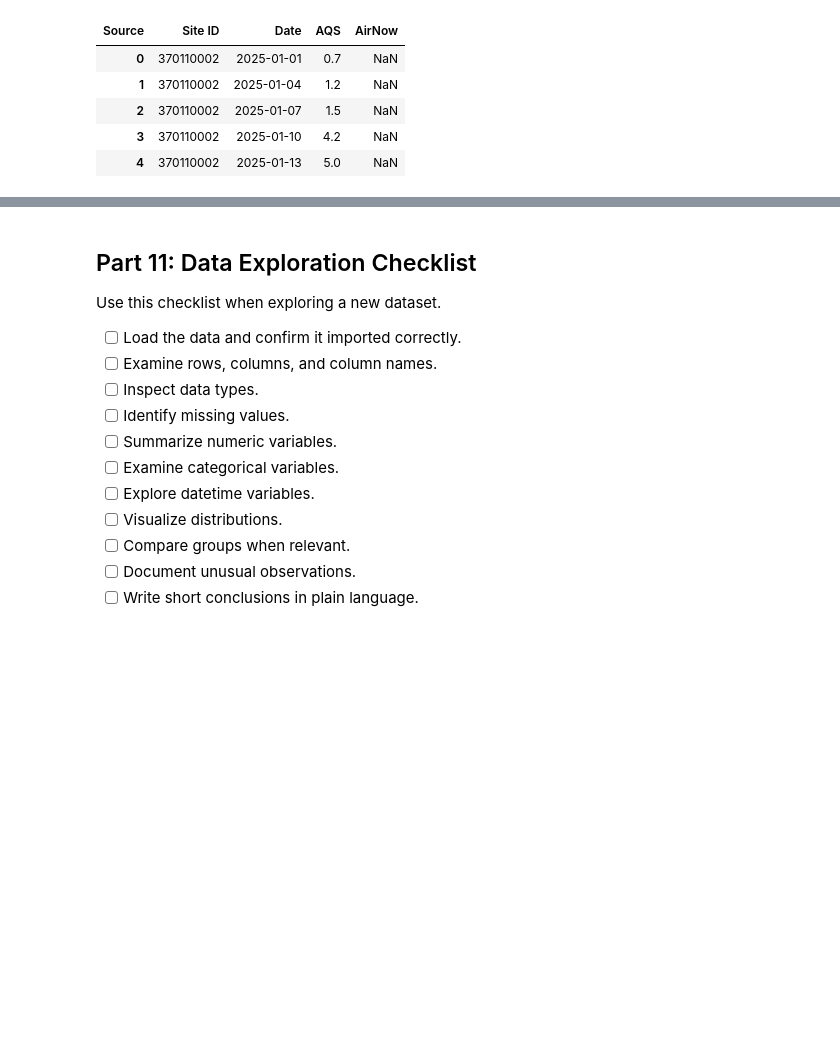
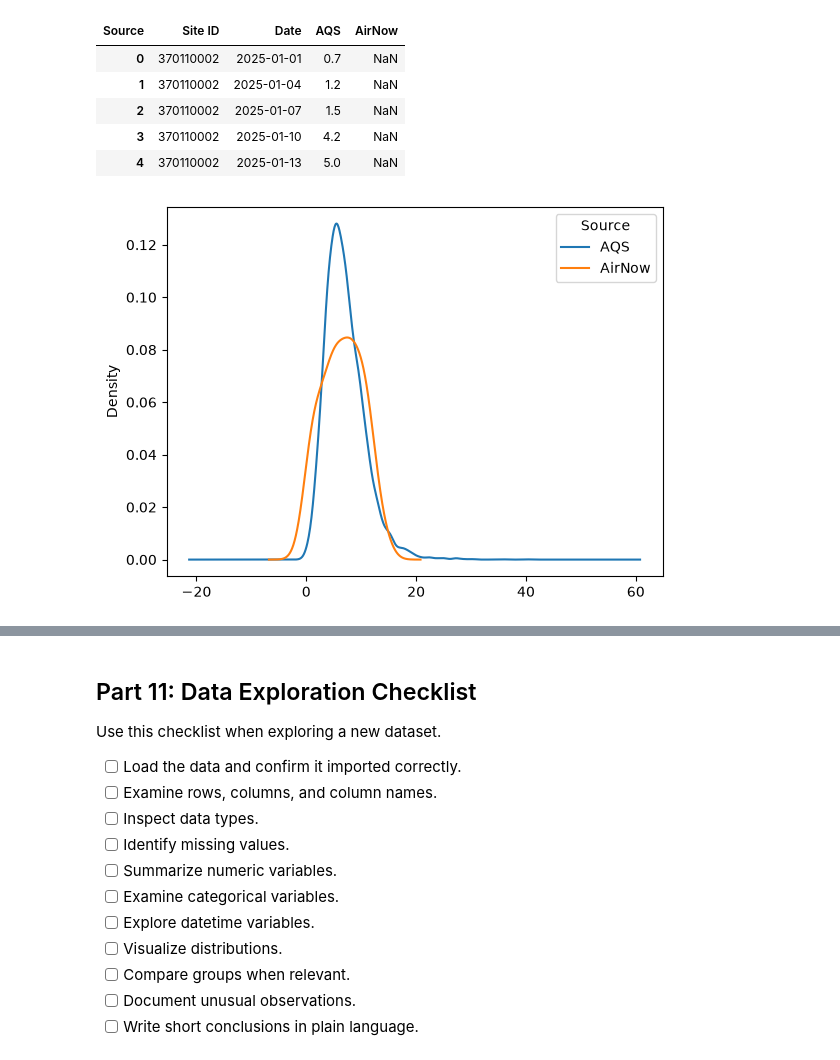
Before and after one commit to JoshG07/ENV700, a Jupyter notebook: lessons/M3-L-data-exploration-3-lab.ipynb, the cells around one changed output, grey strips where cells are left out. Cells and saved outputs as stored; diff of their text form; code cells hidden in the pictures; blank space fills up the shorter version.

```diff
--- a/lessons/M3-L-data-exploration-3-lab.ipynb
+++ b/lessons/M3-L-data-exploration-3-lab.ipynb
@@ -246,7 +413,7 @@ Create several visualizations, then decide which one is most useful for comparis
 pm25_wide = pm25.pivot_table(
     index = ['Site ID','Date'],
     columns = 'Source',
-    values = conc_col,
+    values = 'conc_col',
     aggfunc = 'mean'
 ).reset_index()
 
@@ -262,6 +429,9 @@ pm25_wide.head()
 # %%
 # Create overlaid density (KDE) curves comparing PM2.5 concentration by source.
 # Use Pandas .plot(kind='kde').
+pm25_wide[['AQS', "AirNow"]].plot(kind = 'kde');
+# %% [output]
+[figure, added]
 # %%
 # Create a box plot comparing PM2.5 concentration by source.
 # Hint: use Pandas .plot(kind='box', by='Source') or DataFrame.boxplot().
```
Also changed, not shown: parts of 29 cells of this notebook.
